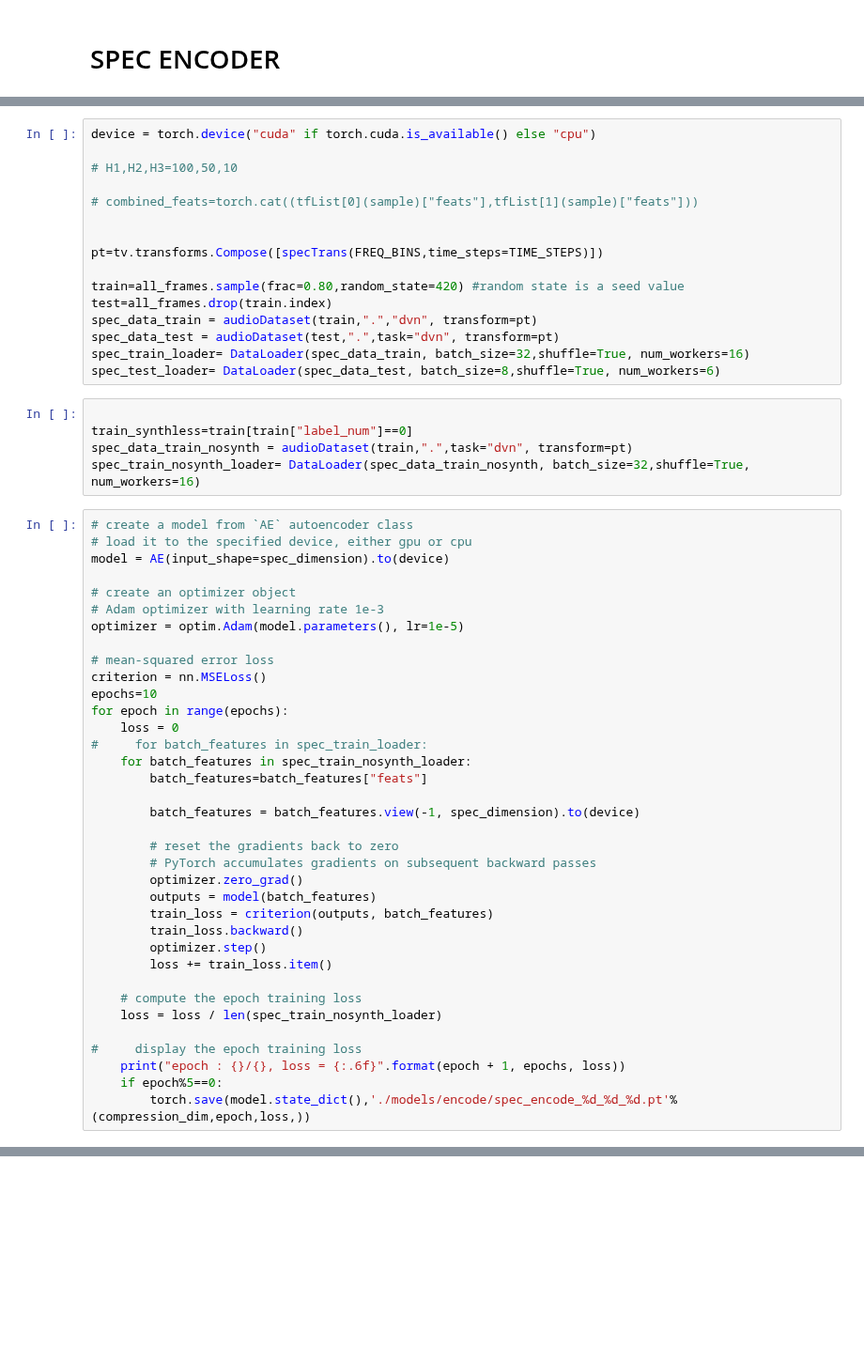
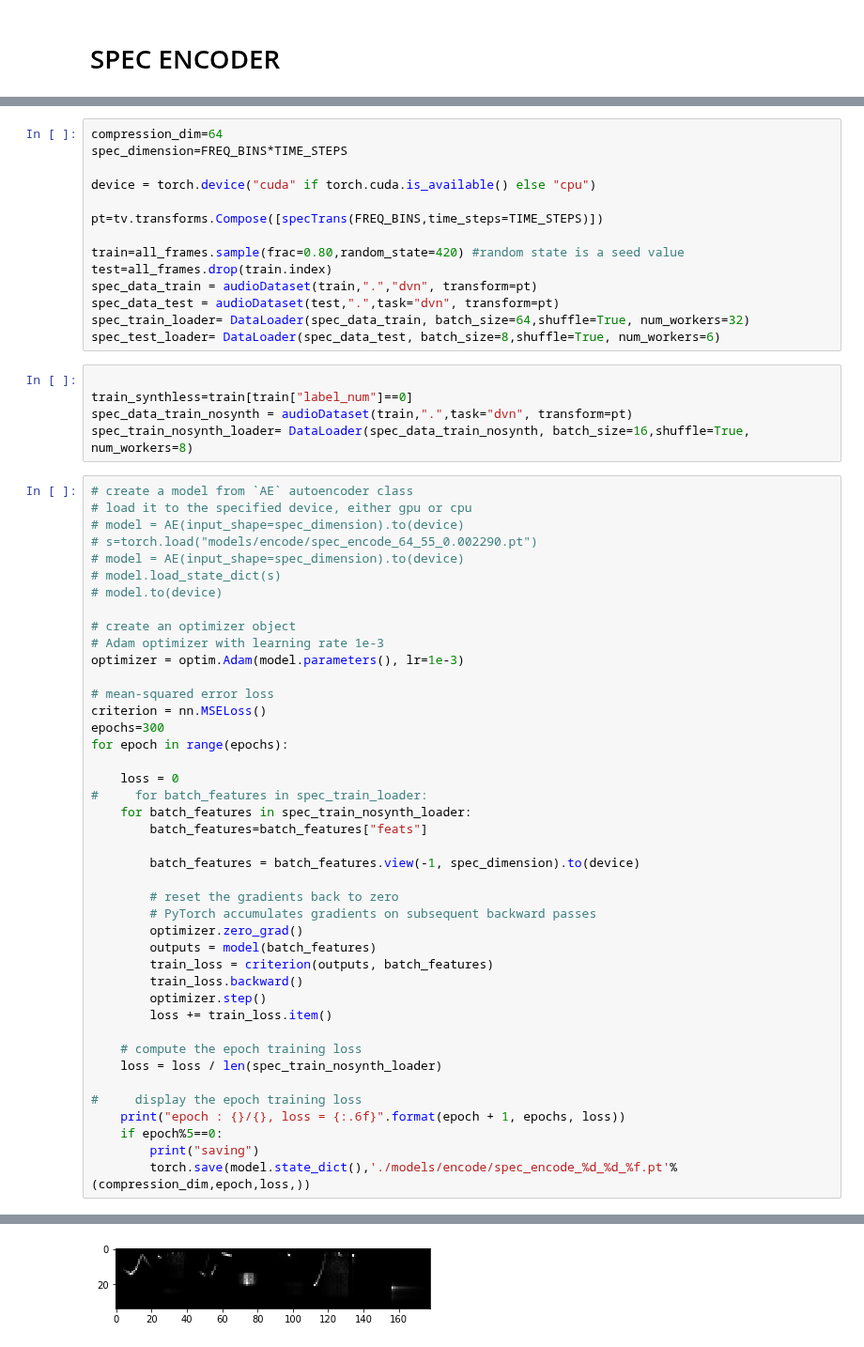
Before and after one commit to imilas/Synths_Stacks_Search, a Jupyter notebook: feature_extraction/model_pyaudio_openset.ipynb, the cells around one changed output, grey strips where cells are left out. Shown at 94% size. Cells and saved outputs as stored; diff of their text form; blank space fills up the shorter version.

```diff
--- a/feature_extraction/model_pyaudio_openset.ipynb
+++ b/feature_extraction/model_pyaudio_openset.ipynb
@@ -401,12 +331,10 @@ class AE(nn.Module):
         reconstructed = torch.relu(activation)
         return reconstructed
 # %%
+compression_dim=64
+spec_dimension=FREQ_BINS*TIME_STEPS
+
 device = torch.device("cuda" if torch.cuda.is_available() else "cpu")
-
-# H1,H2,H3=100,50,10
-
-# combined_feats=torch.cat((tfList[0](sample)["feats"],tfList[1](sample)["feats"]))
-
 
 pt=tv.transforms.Compose([specTrans(FREQ_BINS,time_steps=TIME_STEPS)])
 
@@ -414,26 +342,31 @@ train=all_frames.sample(frac=0.80,random_state=420) #random state is a seed valu
 test=all_frames.drop(train.index)
 spec_data_train = audioDataset(train,".","dvn", transform=pt)
 spec_data_test = audioDataset(test,".",task="dvn", transform=pt)
-spec_train_loader= DataLoader(spec_data_train, batch_size=32,shuffle=True, num_workers=16)
+spec_train_loader= DataLoader(spec_data_train, batch_size=64,shuffle=True, num_workers=32)
 spec_test_loader= DataLoader(spec_data_test, batch_size=8,shuffle=True, num_workers=6)
 # %%
 
 train_synthless=train[train["label_num"]==0]
 spec_data_train_nosynth = audioDataset(train,".",task="dvn", transform=pt)
-spec_train_nosynth_loader= DataLoader(spec_data_train_nosynth, batch_size=32,shuffle=True, num_workers=16)
+spec_train_nosynth_loader= DataLoader(spec_data_train_nosynth, batch_size=16,shuffle=True, num_workers=8)
 # %%
 # create a model from `AE` autoencoder class
 # load it to the specified device, either gpu or cpu
-model = AE(input_shape=spec_dimension).to(device)
+# model = AE(input_shape=spec_dimension).to(device)
+# s=torch.load("models/encode/spec_encode_64_55_0.002290.pt")
+# model = AE(input_shape=spec_dimension).to(device)
+# model.load_state_dict(s)
+# model.to(device)
 
 # create an optimizer object
 # Adam optimizer with learning rate 1e-3
-optimizer = optim.Adam(model.parameters(), lr=1e-5)
+optimizer = optim.Adam(model.parameters(), lr=1e-3)
 
 # mean-squared error loss
 criterion = nn.MSELoss()
-epochs=10
+epochs=300
 for epoch in range(epochs):
+
     loss = 0
 #     for batch_features in spec_train_loader:
     for batch_features in spec_train_nosynth_loader:
@@ -456,5 +389,6 @@ for epoch in range(epochs):
 #     display the epoch training loss
     print("epoch : {}/{}, loss = {:.6f}".format(epoch + 1, epochs, loss))
     if epoch%5==0:
-        torch.save(model.state_dict(),'./models/encode/spec_encode_%d_%d_%d.pt'%(compression_dim,epoch,loss,))
+        print("saving")
+        torch.save(model.state_dict(),'./models/encode/spec_encode_%d_%d_%f.pt'%(compression_dim,epoch,loss,))
 # %% [output]
@@ -475,0 +412 @@ epoch : 15/50, loss = 0.008178
+[figure, added]
```
Also changed, not shown: parts of 20 cells of this notebook, 5 other files.
